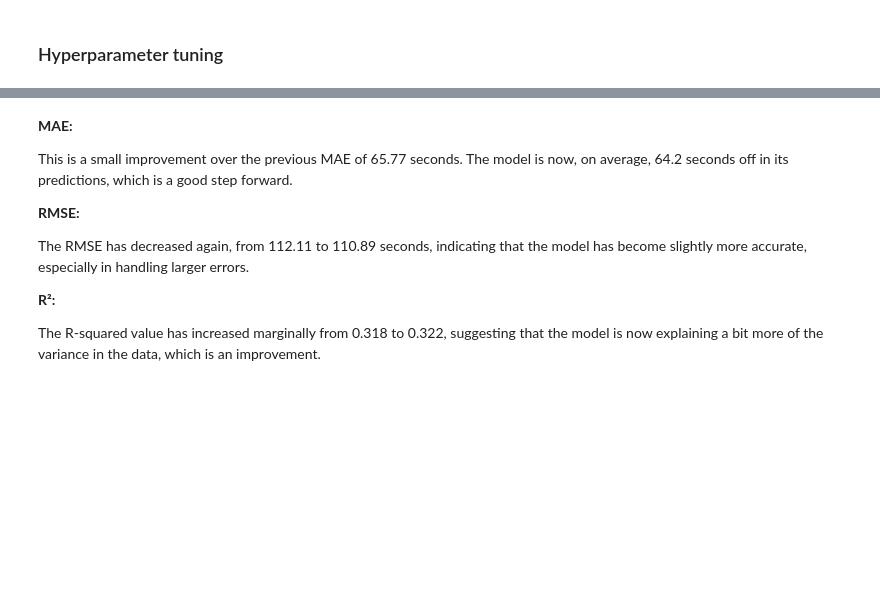
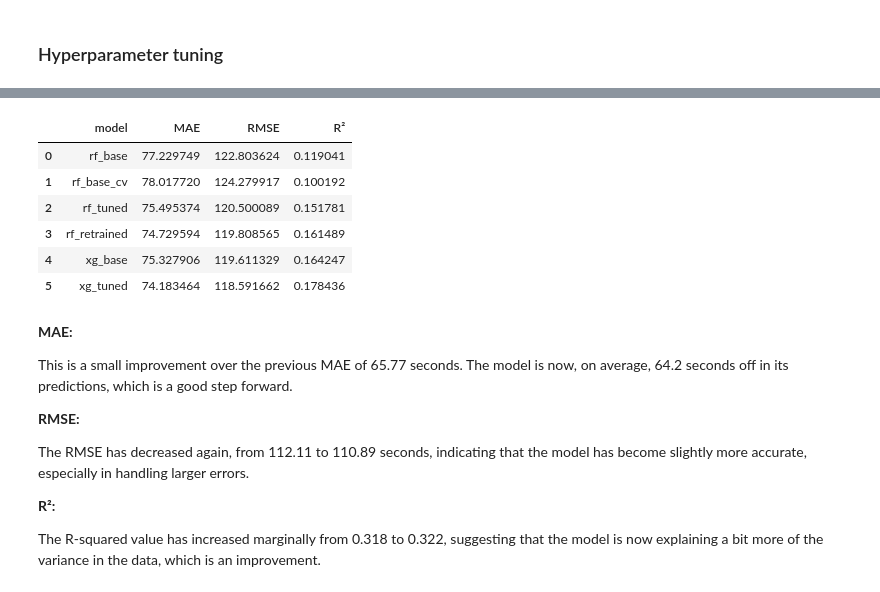
Before and after one commit to nadpierre/stm-transit-delay-prediction, a Jupyter notebook: notebooks/data_modeling.ipynb, the cells around one changed output, grey strips where cells are left out. Drawn from its saved outputs; the diff is of its cells as text; code cells hidden in the pictures; blank space fills up the shorter version.

Commit message:
return xg model

```diff
--- a/notebooks/data_modeling.ipynb
+++ b/notebooks/data_modeling.ipynb
@@ -466,14 +500,0 @@ print(f'Best parameters found: {best_params} with RMSE: {search['best_rmse']:.4f
-# %%
-# Fit model with best parameters
-rf_final = RandomForestRegressor(
-  	n_estimators=best_params['n_estimators'],
-  	min_samples_split=best_params['min_samples_split'],
-  	min_samples_leaf=best_params['min_samples_leaf'],
-  	max_leaf_nodes=best_params['max_leaf_nodes'],
-  	max_depth=best_params['max_depth'],
-  	max_features=best_params['max_features'],
-  	random_state=42,
-    n_jobs=-1
-)
-
-rf_final.fit(X_train_best, y_train)
@@ -480,12 +515,2 @@ rf_final.fit(X_train_best, y_train)
 # %% [markdown]
 ### Revalidate Model
-# %%
-# Evaluate model
-y_pred = rf_final.predict(X_val_best)
-
-mae = mean_absolute_error(y_val, y_pred)
-rmse = root_mean_squared_error(y_val, y_pred)
-r2 = r2_score(y_val, y_pred)
-
-metrics_df.loc[len(metrics_df)] = ['rf_final', rf_final.get_params(), mae, rmse, r2]
-metrics_df[['model', 'MAE', 'RMSE', 'R²']]
@@ -547,11 +588,7 @@ ensemble_base.fit(X_train, y_train)
 # %%
 y_pred = ensemble_base.predict(X_val)
 
-mae = mean_absolute_error(y_val, y_pred)
-rmse = root_mean_squared_error(y_val, y_pred)
-r2 = r2_score(y_val, y_pred)
-
-metrics_df.loc[len(metrics_df)] = ['ensemble_base', ensemble_base.get_params(), mae, rmse, r2]
+metrics_df = add_metrics(metrics_df, ensemble_base, y_pred, y_val, 'ensemble_base')
 metrics_df[['model', 'MAE', 'RMSE', 'R²']]
 # %% [markdown]
 **MAE:**
@@ -583,9 +632,5 @@ xg_base.fit(X_train, y_train)
 # %%
 y_pred = xg_base.predict(X_val)
 
-mae = mean_absolute_error(y_val, y_pred)
-rmse = root_mean_squared_error(y_val, y_pred)
-r2 = r2_score(y_val, y_pred)
-
-metrics_df.loc[len(metrics_df)] = ['xg_base', xg_base.get_params(), mae, rmse, r2]
+metrics_df = add_metrics(metrics_df, xg_base, y_pred, y_val, 'xg_base')
 metrics_df[['model', 'MAE', 'RMSE', 'R²']]
@@ -635,13 +708,18 @@ print(f'Best parameters: {grid_search.best_params_}')
 xg_tuned = grid_search.best_estimator_
 # %%
 # Evaluate the best model
-y_pred = xg_tuned.predict(X_test)
-mae = mean_absolute_error(y_test, y_pred)
-rmse = root_mean_squared_error(y_test, y_pred)
-r2 = r2_score(y_test, y_pred)
+y_pred = xg_tuned.predict(X_val)
 
-metrics_df.loc[len(metrics_df)] = ['xg_tuned', xg_tuned.get_params(), mae, rmse, r2]
+metrics_df = add_metrics(metrics_df, xg_tuned, y_pred, y_val, 'xg_tuned')
 metrics_df[['model', 'MAE', 'RMSE', 'R²']]
+# %% [output]
+|  | model | MAE | RMSE | R² |
+| 0 | rf_base | 77.229749 | 122.803624 | 0.119041 |
+| 1 | rf_base_cv | 78.017720 | 124.279917 | 0.100192 |
+| 2 | rf_tuned | 75.495374 | 120.500089 | 0.151781 |
+| 3 | rf_retrained | 74.729594 | 119.808565 | 0.161489 |
+| 4 | xg_base | 75.327906 | 119.611329 | 0.164247 |
+| 5 | xg_tuned | 74.183464 | 118.591662 | 0.178436 |
 # %% [markdown]
 **MAE:**
 
```
Also changed, not shown: parts of 28 cells of this notebook, 6 other files.
